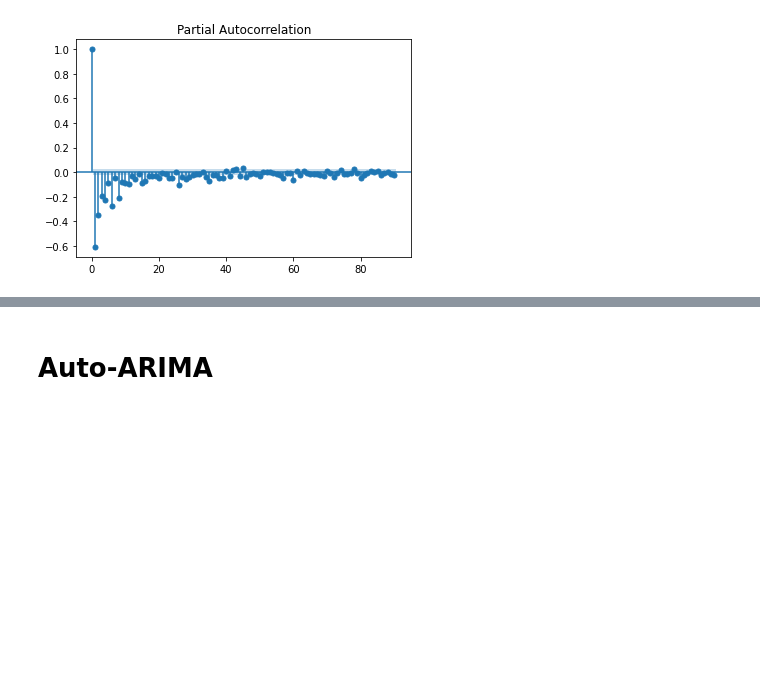
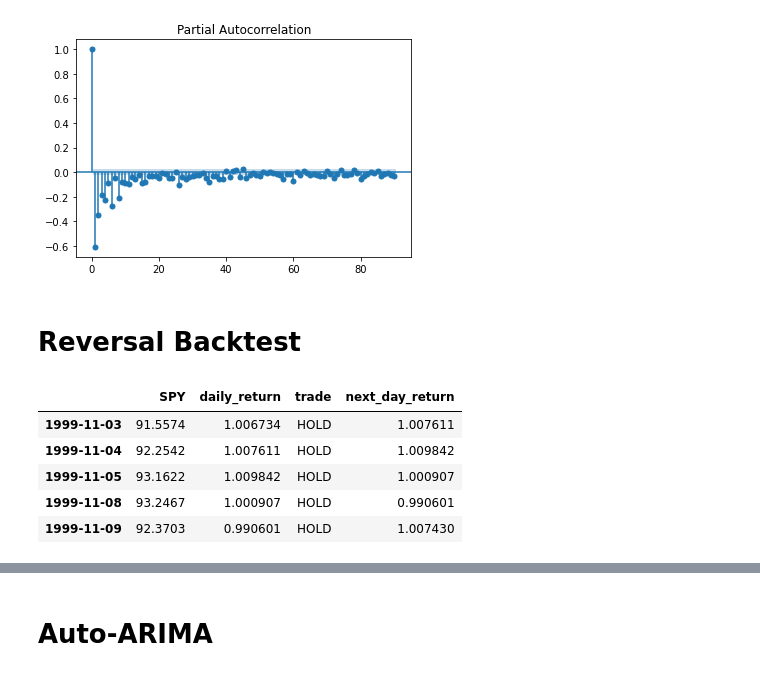
Before and after one commit to sinasinai/exploratory, a Jupyter notebook: sp500 derping.ipynb, the cells around one changed output, grey strips where cells are left out. Cells and saved outputs as stored; diff of their text form; code cells hidden in the pictures; blank space fills up the shorter version.

```diff
--- a/sp500 derping.ipynb
+++ b/sp500 derping.ipynb
@@ -61,3 +61,5 @@ plt.show()
 # %% [output]
 [figure]
 [figure]
+# %% [markdown]
+# Reversal Backtest
@@ -63,0 +81,9 @@ plt.show()
+# %%
+price.head()
+# %% [output]
+|  | SPY | daily_return | trade | next_day_return |
+| 1999-11-03 | 91.5574 | 1.006734 | HOLD | 1.007611 |
+| 1999-11-04 | 92.2542 | 1.007611 | HOLD | 1.009842 |
+| 1999-11-05 | 93.1622 | 1.009842 | HOLD | 1.000907 |
+| 1999-11-08 | 93.2467 | 1.000907 | HOLD | 0.990601 |
+| 1999-11-09 | 92.3703 | 0.990601 | HOLD | 1.007430 |
```
Also changed, not shown: parts of 20 cells of this notebook, 2 other files.
